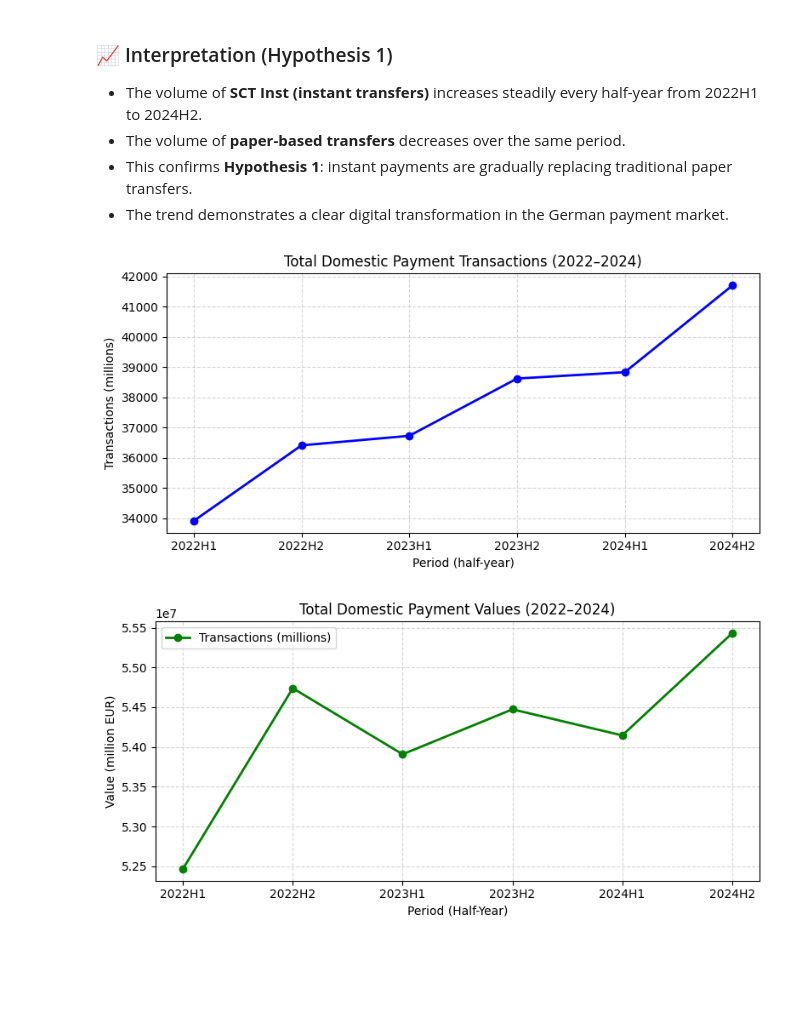
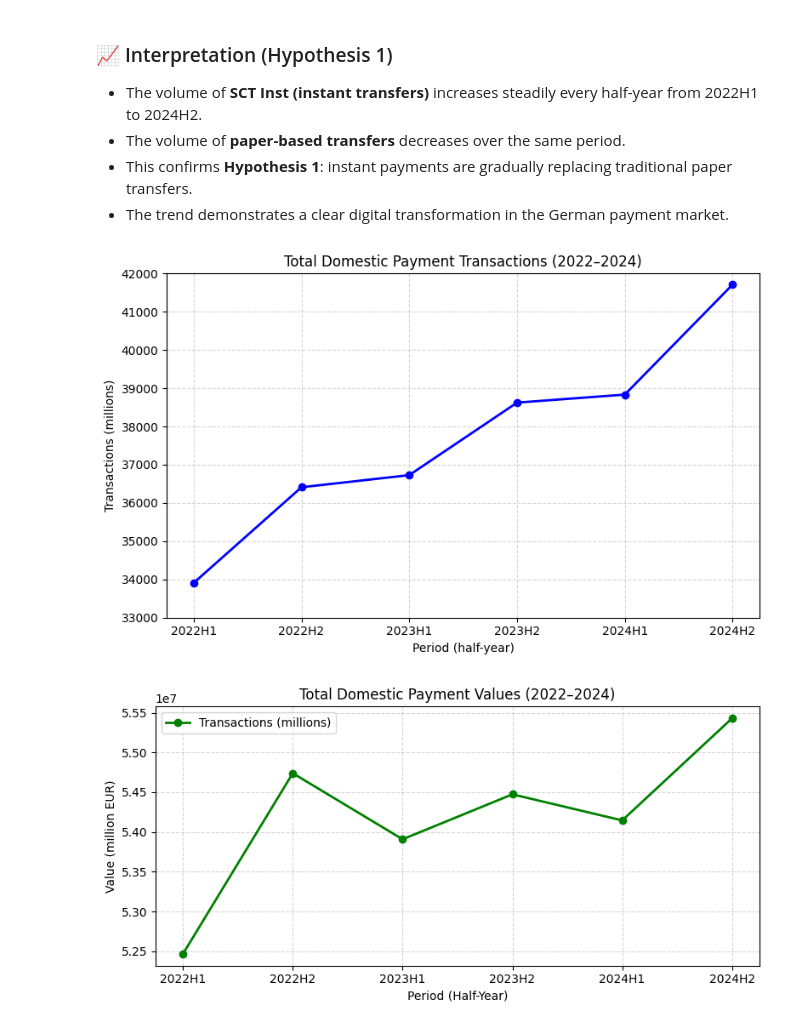
Before and after one commit to VladBuldenko/Instant-Payments-Readiness-Impact-Simulator-DE-Banking-, a Jupyter notebook: notebooks/04_hypothesis_validation.ipynb, the cells around one changed output. Drawn from its saved outputs; the diff is of its cells as text; code cells hidden in the pictures; blank space fills up the shorter version.

```diff
--- a/notebooks/04_hypothesis_validation.ipynb
+++ b/notebooks/04_hypothesis_validation.ipynb
@@ -137,35 +139,37 @@ plt.show()
 # %%
 # Filter Domestic transactions only
 domestic_tr = transactions[transactions['Payment_Type'].str.contains('Domestic', case=False, na=False)]
 
-
 #  Group by period and sum
 domestic_group = domestic_tr.groupby('period')['value'].sum().reset_index()
 
-plt.figure(figsize=(8,4))
+plt.figure(figsize=(8,5))
 plt.plot(domestic_group['period'], domestic_group['value'], marker='o', linewidth=2, color='blue')
 plt.title('Total Domestic Payment Transactions (2022–2024)')
 plt.xlabel('Period (half-year)')
 plt.ylabel('Transactions (millions)')
 plt.grid(True, linestyle='--', alpha=0.5)
+plt.ylim(33000, 42000)
 plt.tight_layout()
+plt.savefig("../reports/figures/H2_total_domestic.png", dpi=300, bbox_inches='tight')
 plt.show()
 
 # Filter Domestic values only
 domestic_val = values[values['Payment_Type'].str.contains('Domestic', case=False, na=False)]
 
 domestic_val_group = domestic_val.groupby('period')['value'].sum().reset_index()
 
 plt.figure(figsize=(8,4))
 plt.plot(domestic_val_group['period'], domestic_val_group['value'], marker='o', linewidth=2, color='green',  label = 'Transactions (millions)')
 plt.title('Total Domestic Payment Values (2022–2024)')
 plt.xlabel('Period (Half-Year)')
 plt.ylabel('Value (million EUR)')
 plt.grid(True, linestyle='--', alpha=0.5)
 plt.legend()
 plt.tight_layout()
+plt.savefig("../reports/figures/H2_total_domestic_values.png", dpi=300, bbox_inches='tight')
 plt.show()
 # %% [output]
-[figure, old version]
+[figure, new version]
 [figure]
 # %% [markdown]
```
Also changed, not shown: parts of 2 cells of this notebook, 13 other files.
